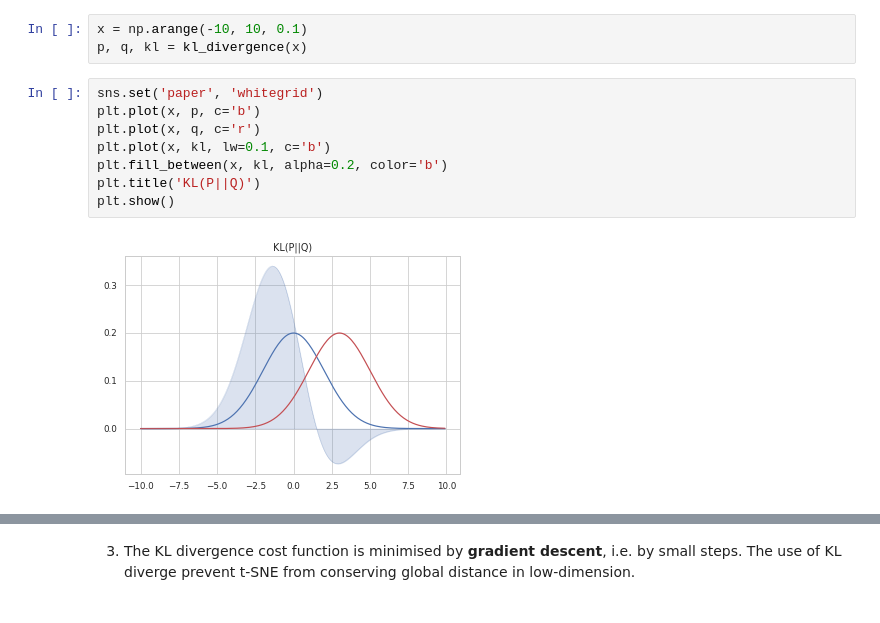
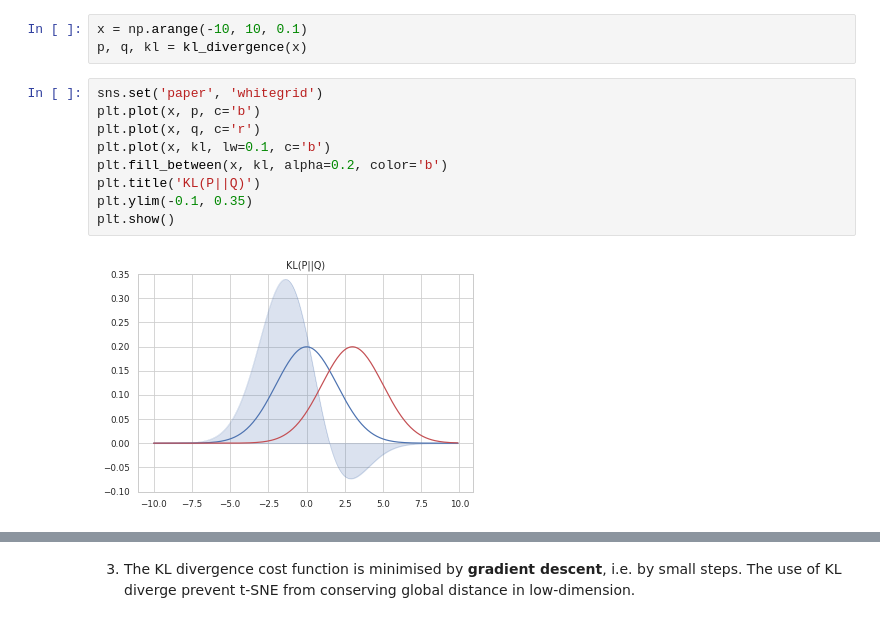
Before and after one commit to Marie-anneMawhin/blog, a Jupyter notebook: _notebooks/2021-01-29-parametric_UMAP_blog.ipynb, the cells around one changed output, grey strips where cells are left out. Drawn from its saved outputs; the diff is of its cells as text.

```diff
--- a/_notebooks/2021-01-29-parametric_UMAP_blog.ipynb
+++ b/_notebooks/2021-01-29-parametric_UMAP_blog.ipynb
@@ -37,10 +48,11 @@ p, q, kl = kl_divergence(x)
 # %%
 sns.set('paper', 'whitegrid')
 plt.plot(x, p, c='b')
 plt.plot(x, q, c='r')
 plt.plot(x, kl, lw=0.1, c='b')
 plt.fill_between(x, kl, alpha=0.2, color='b')
 plt.title('KL(P||Q)')
+plt.ylim(-0.1, 0.35)
 plt.show()
 # %% [output]
-[figure, old version]
+[figure, new version]
```
Also changed, not shown: parts of 58 cells of this notebook, 1 other file.
